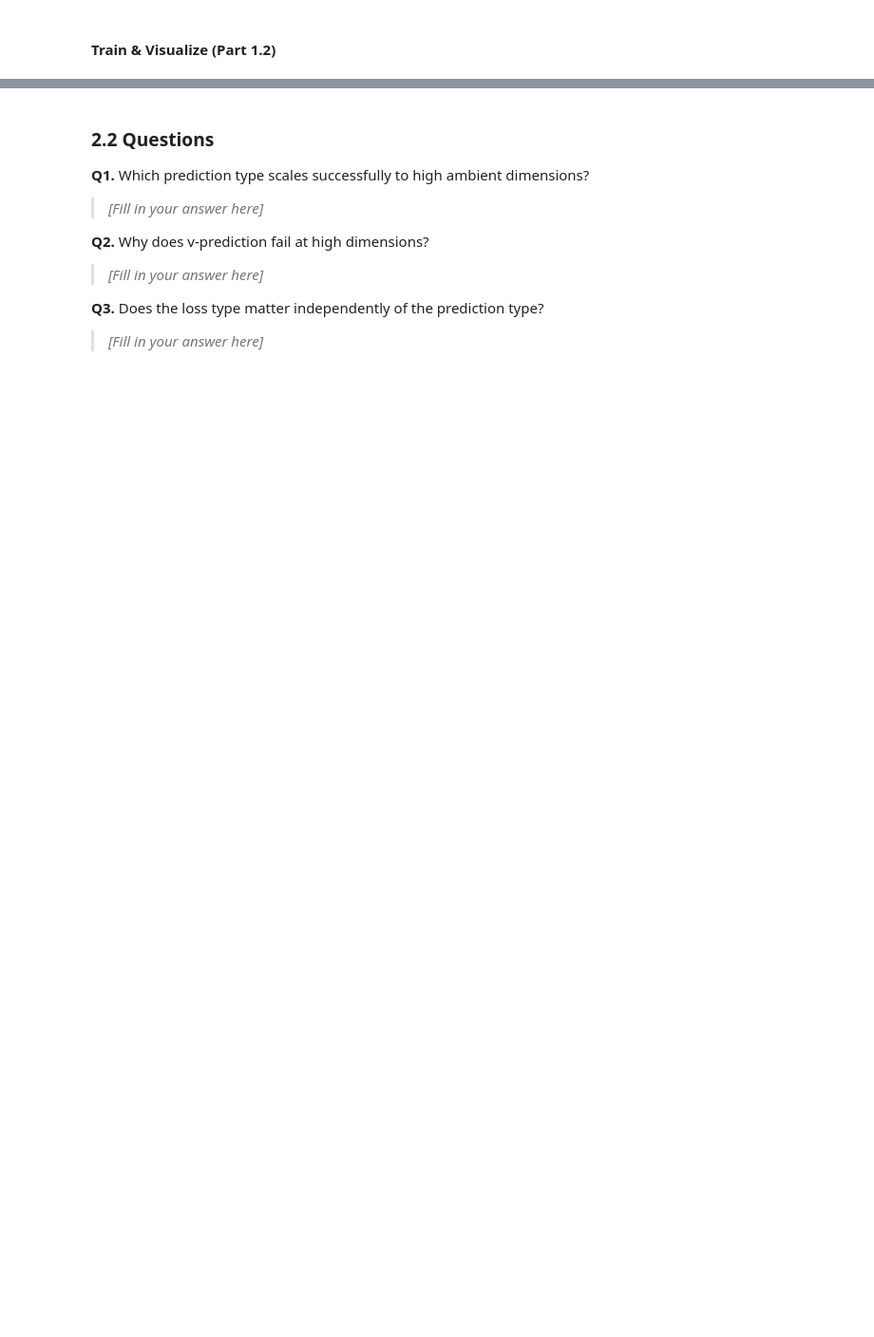
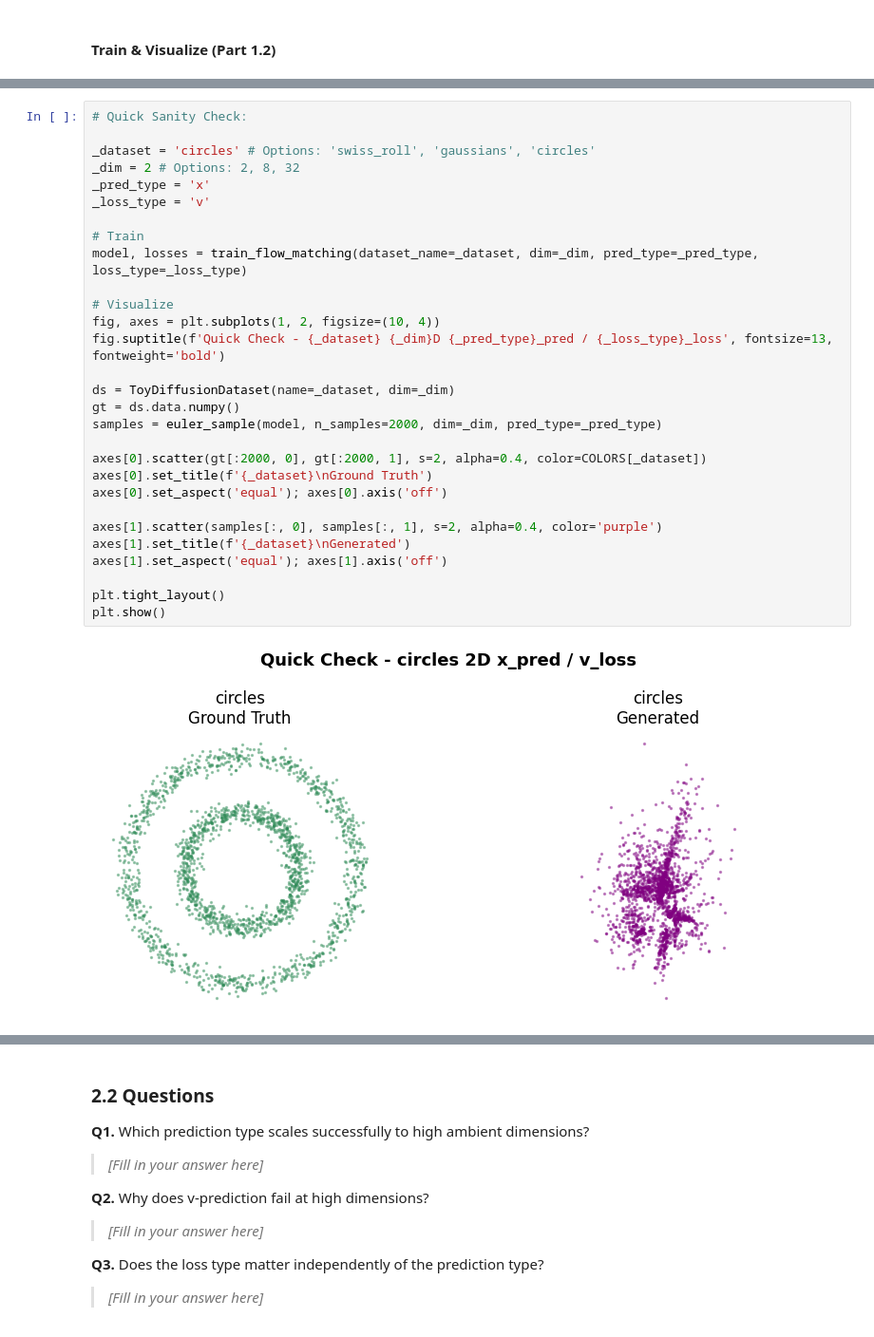
Before and after one commit to hadissuryaalamin/COMP4680-8650-Flowmatching, a Jupyter notebook: assignment.ipynb, the cells around one changed output, grey strips where cells are left out. Shown at 95% size. Drawn from its saved outputs; the diff is of its cells as text; blank space fills up the shorter version.

Commit message:
add helper and quick sanity check

```diff
--- a/assignment.ipynb
+++ b/assignment.ipynb
@@ -221,4 +282,35 @@ From the linear interpolant $z_t = (1-t)x + t\epsilon$, the velocity field is $v
 - **x → v:** $v = (z_t - x) / t$
+# %%
+# Quick Sanity Check:
+
+_dataset = 'circles' # Options: 'swiss_roll', 'gaussians', 'circles'
+_dim = 2 # Options: 2, 8, 32
+_pred_type = 'x'
+_loss_type = 'v'
+
+# Train
+model, losses = train_flow_matching(dataset_name=_dataset, dim=_dim, pred_type=_pred_type, loss_type=_loss_type)
+
+# Visualize
+fig, axes = plt.subplots(1, 2, figsize=(10, 4))
+fig.suptitle(f'Quick Check - {_dataset} {_dim}D {_pred_type}_pred / {_loss_type}_loss', fontsize=13, fontweight='bold')
+
+ds = ToyDiffusionDataset(name=_dataset, dim=_dim)
+gt = ds.data.numpy()
+samples = euler_sample(model, n_samples=2000, dim=_dim, pred_type=_pred_type)
+
+axes[0].scatter(gt[:2000, 0], gt[:2000, 1], s=2, alpha=0.4, color=COLORS[_dataset])
+axes[0].set_title(f'{_dataset}\nGround Truth')
+axes[0].set_aspect('equal'); axes[0].axis('off')
+
+axes[1].scatter(samples[:, 0], samples[:, 1], s=2, alpha=0.4, color='purple')
+axes[1].set_title(f'{_dataset}\nGenerated')
+axes[1].set_aspect('equal'); axes[1].axis('off')
+
+plt.tight_layout()
+plt.show()
+# %% [output]
+[figure, added]
 # %%
 COMBOS = [('v','v'), ('v','x'), ('x','x'), ('x','v')]
 DIMS   = [2, 8, 32]
```
Also changed, not shown: parts of 25 cells of this notebook.
